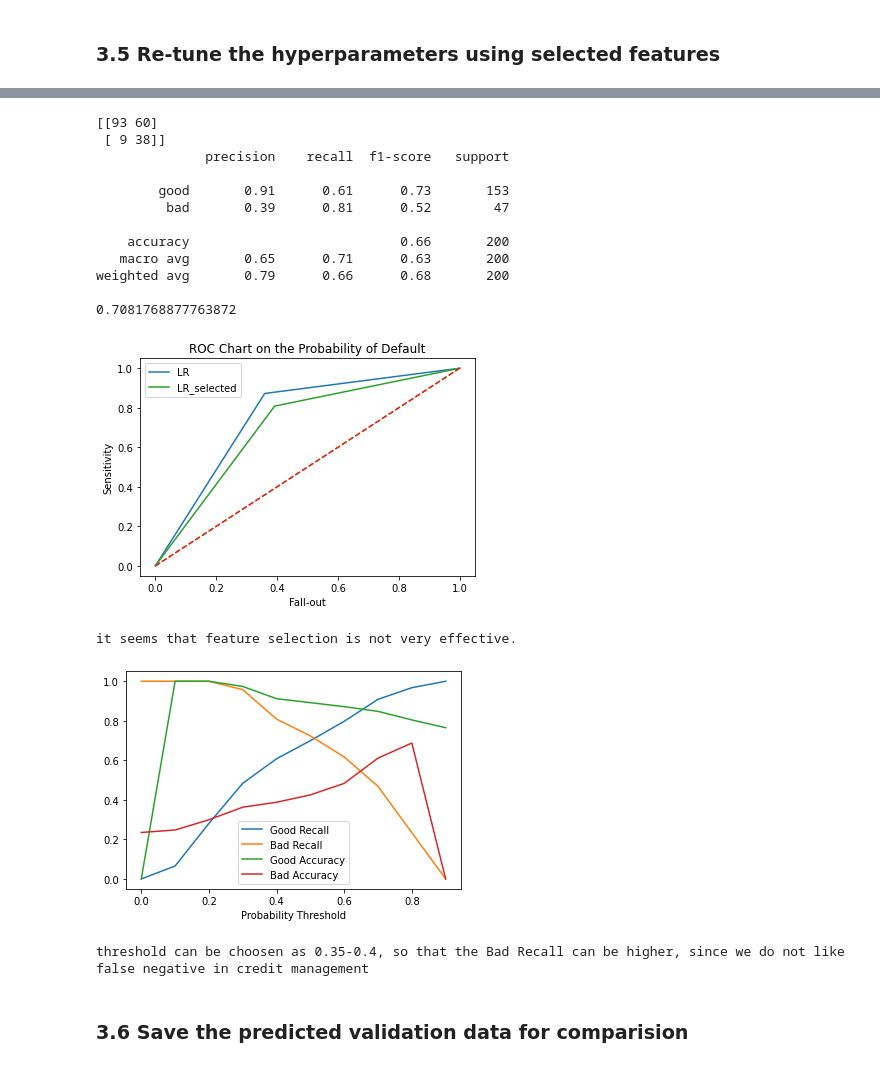
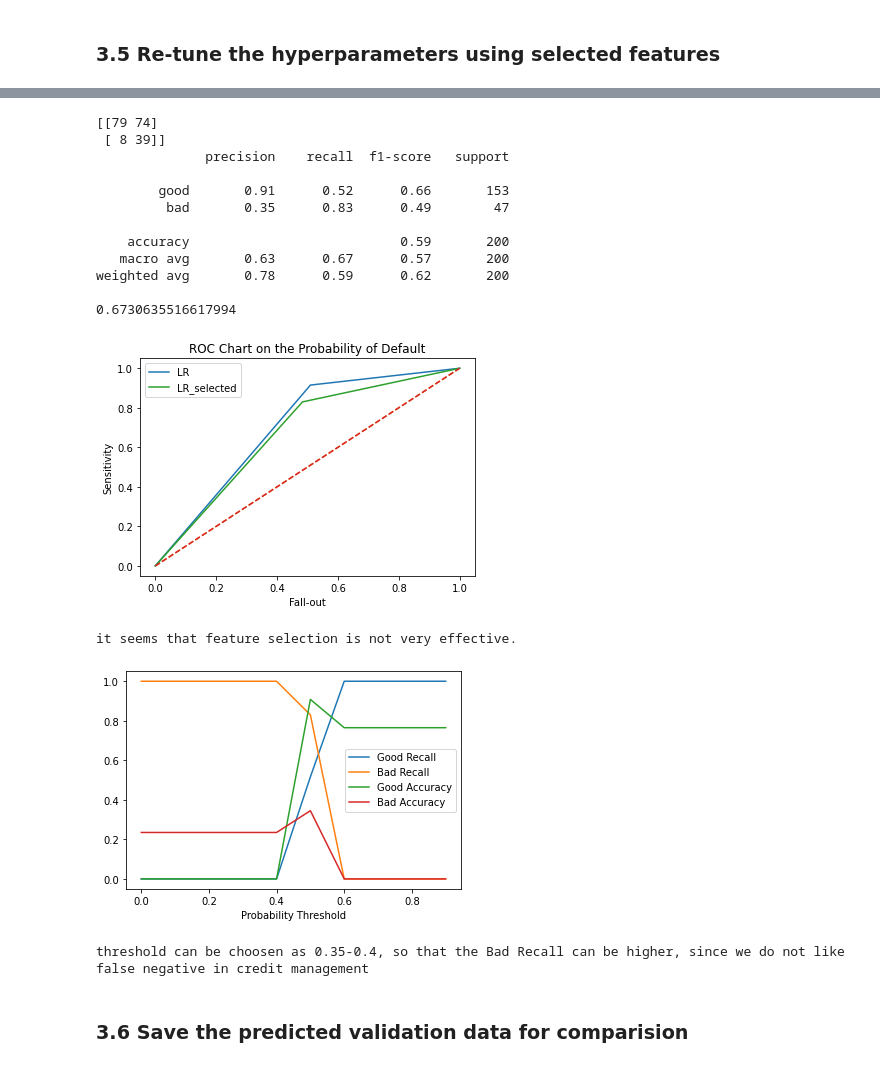
Before and after one commit to shanqu91/project_credit_risk_modeling, a Jupyter notebook: C1_crm_LR.ipynb, the cells around one changed output, grey strips where cells are left out. Drawn from its saved outputs; the diff is of its cells as text; code cells hidden in the pictures.

Commit message:
Change scoring to recall

```diff
--- a/C1_crm_LR.ipynb
+++ b/C1_crm_LR.ipynb
@@ -85,7 +85,7 @@ hyperparam_grid = {'solver': ['newton-cg', 'lbfgs', 'liblinear'],
     'C': [100, 10, 1.0, 0.1, 0.01]}
 
 cv = RepeatedStratifiedKFold(n_splits=5, n_repeats=3, random_state=seed)
-grid_search = GridSearchCV(model, param_grid=hyperparam_grid, cv=cv, scoring='roc_auc', verbose=1)
+grid_search = GridSearchCV(model, param_grid=hyperparam_grid, cv=cv, scoring='recall', verbose=1)
 grid_search.fit(df_X_train, np.ravel(df_y_train))
 
 print(grid_search.best_score_)
@@ -116,7 +116,7 @@ LogisticRegression(C=1.0, class_weight=None, dual=False, fit_intercept=True,
 preds = model_bestparam.predict_proba(df_X_val)
 df_preds = pd.DataFrame(preds[:,1], columns = ['prob_default'])
 
-threshold = 0.4
+threshold = 0.5
 df_preds['Risk_pred'] = df_preds['prob_default'].apply(lambda x: 1 if x > threshold else 0)
 
 print(confusion_matrix(df_y_val, df_preds['Risk_pred']))
@@ -191,7 +191,7 @@ Index(['duration', 'credit_amount', 'checking_account', 'credit_history',
 # %% [markdown]
 ### 3.5 Re-tune the hyperparameters using selected features
 # %%
-grid_search = GridSearchCV(model, param_grid=hyperparam_grid, cv=cv, scoring='roc_auc', verbose=1)
+grid_search = GridSearchCV(model, param_grid=hyperparam_grid, cv=cv, scoring='recall', verbose=1)
 grid_search.fit(df_X_train_selected, np.ravel(df_y_train))
 
 print(grid_search.best_score_)
@@ -219,43 +219,43 @@ LogisticRegression(C=1.0, class_weight=None, dual=False, fit_intercept=True,
 # %%
 preds = model_bestparam_selected.predict_proba(df_X_val_selected)
 df_preds_selected  = pd.DataFrame(preds[:,1], columns = ['prob_default'])
 
-threshold = 0.4
+threshold = 0.5
 df_preds_selected['Risk_pred'] = df_preds_selected['prob_default'].apply(lambda x: 1 if x > threshold else 0)
 df_preds['Risk_pred'] = df_preds['prob_default'].apply(lambda x: 1 if x > threshold else 0)
 
 print(confusion_matrix(df_y_val, df_preds_selected['Risk_pred']))
 print(classification_report(df_y_val, df_preds_selected['Risk_pred'], target_names= ['good', 'bad']))
 print(roc_auc_score(df_y_val, df_preds_selected['Risk_pred']))
 
 plot_roc_PD(df_preds['Risk_pred'], df_y_val, 'LR')
 plot_roc_PD(df_preds_selected['Risk_pred'], df_y_val, 'LR_selected')
 plt.show()
 
 
 print("it seems that feature selection is not very effective.")
 # %% [output]
-[[93 60]
- [ 9 38]]
+[[79 74]
+ [ 8 39]]
               precision    recall  f1-score   support
 
-        good       0.91      0.61      0.73       153
-         bad       0.39      0.81      0.52        47
+        good       0.91      0.52      0.66       153
+         bad       0.35      0.83      0.49        47
 
-    accuracy                           0.66       200
-   macro avg       0.65      0.71      0.63       200
-weighted avg       0.79      0.66      0.68       200
+    accuracy                           0.59       200
+   macro avg       0.63      0.67      0.57       200
+weighted avg       0.78      0.59      0.62       200
 
-0.7081768877763872
+0.6730635516617994
-[figure, old version]
+[figure, new version]
 it seems that feature selection is not very effective.
 # %%
 plot_prob_thresh(df_preds_selected, df_y_val)
 plt.show()
 
-print("threshold can be choosen as 0.35-0.4, so that the Bad Recall can be higher, since we do not like false negative in credit management")
+print("threshold can be choosen as 0.5, so that the Bad Recall can be higher, since we do not like false negative in credit management")
 # %% [output]
-[figure, old version]
+[figure, new version]
 threshold can be choosen as 0.35-0.4, so that the Bad Recall can be higher, since we do not like false negative in credit management
 # %% [markdown]
 ### 3.6 Save the predicted validation data for comparision
```
Also changed, not shown: parts of 6 cells of this notebook.
